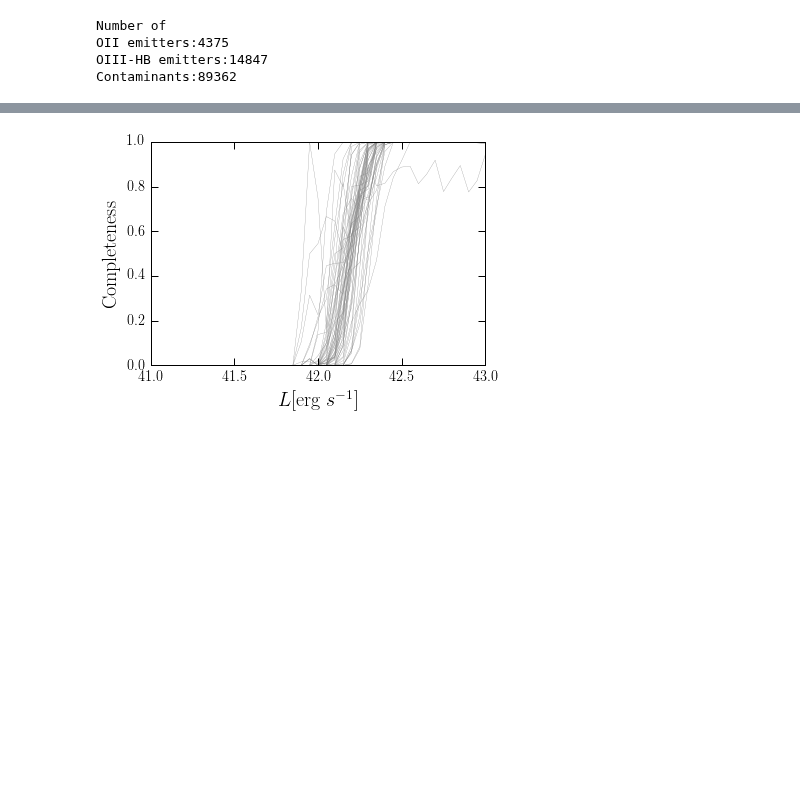
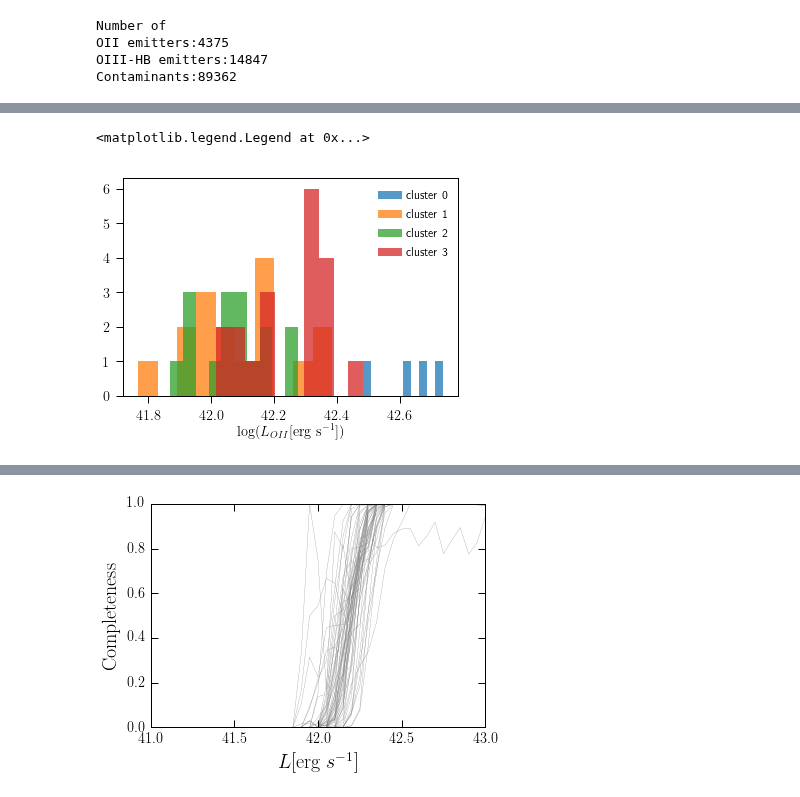
Before and after one commit to aaorsi/ELG_analysis, a Jupyter notebook: py/LFandclustering.ipynb, the cells around one changed output, grey strips where cells are left out. Cells and saved outputs as stored; diff of their text form; code cells hidden in the pictures; blank space fills up the shorter version.

```diff
--- a/py/LFandclustering.ipynb
+++ b/py/LFandclustering.ipynb
@@ -88,3 +212,21 @@ gal_oii = jplus.tools.select_object(dcat,id_oii)
+# %%
+#cluster_labels
+
+clabels = '../mike/cluster_labels'
+idc, lc = np.loadtxt(clabels, unpack=True)
+
+uclass = np.unique(lc)
+
+for i in uclass:
+    sel = np.where(lc == i)
+    plt.hist(np.log10(loii_c)[sel], label='cluster %d'%i,alpha=0.75)
+
+
+plt.xlabel(r'$\log(L_{OII} [{\rm erg~s^{-1}}])$')
+plt.legend()
+# %% [output]
+<matplotlib.legend.Legend at 0x...>
+[figure, added]
 # %%
 %matplotlib inline
 from astropy.cosmology import Planck15
```
Also changed, not shown: parts of 7 cells of this notebook, 1 other file.
